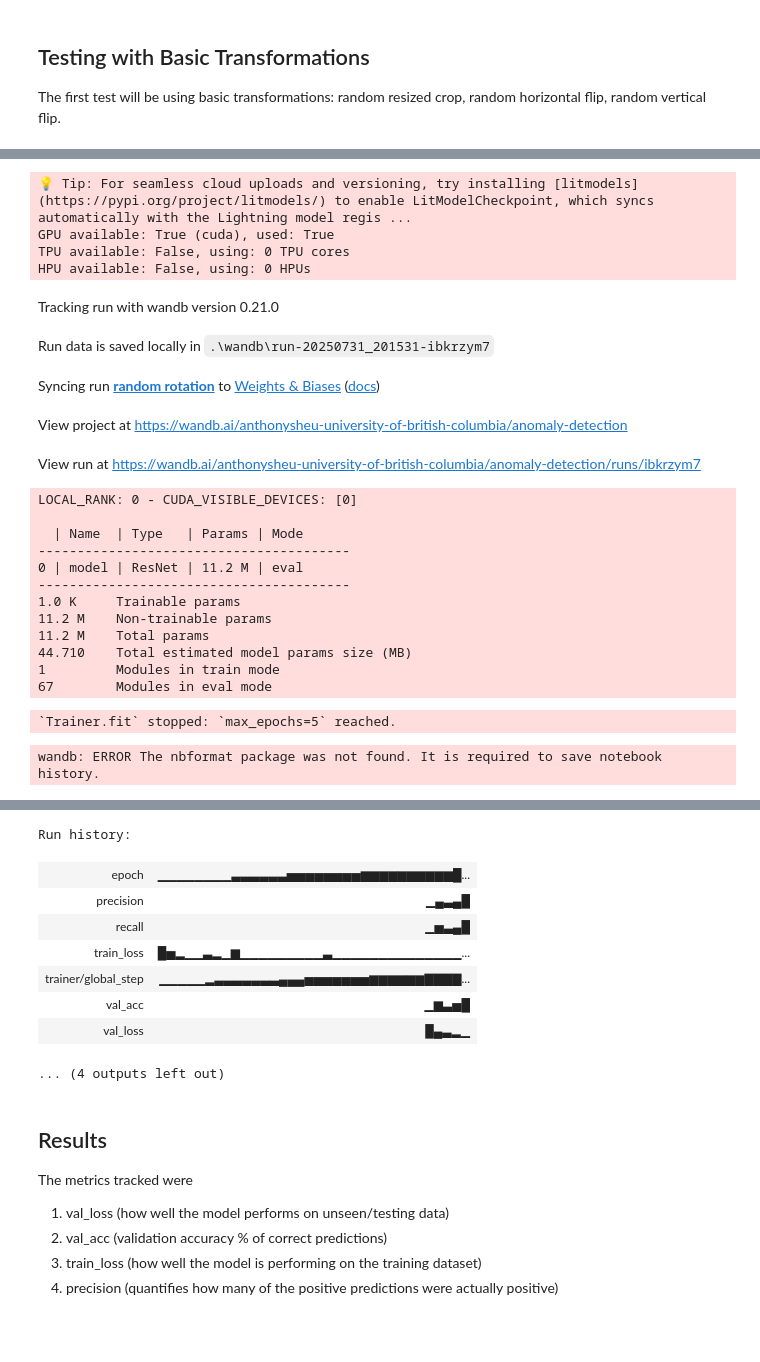
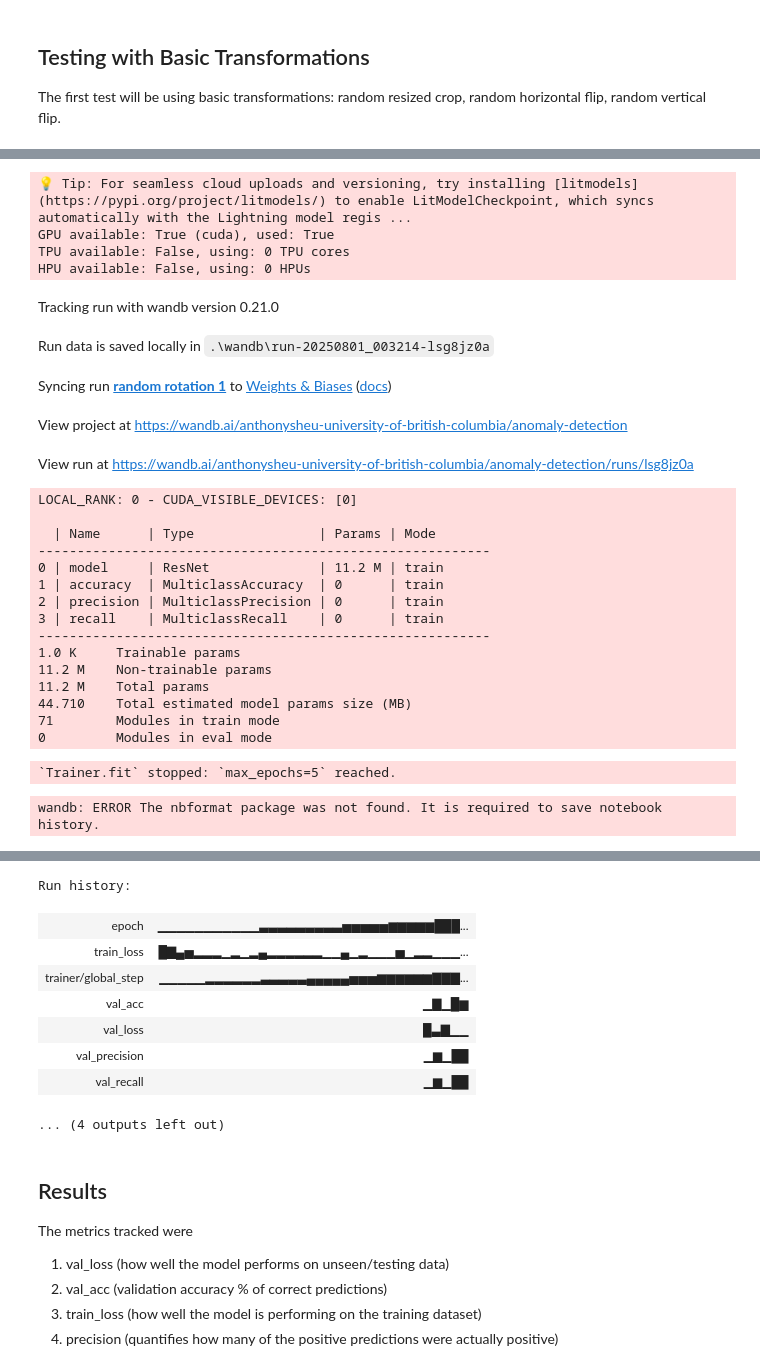
Before and after one commit to Anthony-Sheu/Concrete-Image-Classification, a Jupyter notebook: main.ipynb, the cells around one changed output, grey strips where cells are left out. Drawn from its saved outputs; the diff is of its cells as text; code cells hidden in the pictures; blank space fills up the shorter version.

```diff
--- a/main.ipynb
+++ b/main.ipynb
@@ -176,7 +176,7 @@ import torch
 import torchvision.models
 import torch.nn.functional as F
 import pytorch_lightning as pl
-from sklearn.metrics import precision_score, recall_score
+from torchmetrics import Accuracy, Precision, Recall
 
 class NeuralNet(pl.LightningModule):
     def __init__(self):
@@ -187,7 +187,11 @@ class NeuralNet(pl.LightningModule):
         for param in self.model.parameters():
             param.requires_grad = False
 
-        self.model.eval()
+        self.model.layer1.eval()
+        self.model.layer2.eval()
+        self.model.layer3.eval()
+        self.model.layer4.eval()
+        self.model.bn1.eval()
 
         num_ftrs = self.model.fc.in_features
         self.model.fc = torch.nn.Linear(num_ftrs, 2)
@@ -195,6 +199,11 @@ class NeuralNet(pl.LightningModule):
         # unfreeze final classification layer
         for param in self.model.fc.parameters():
             param.requires_grad = True
+
+        # metrics
+        self.accuracy = Accuracy(task="multiclass", num_classes=2)
+        self.precision = Precision(task="multiclass", num_classes=2, average="macro")
+        self.recall = Recall(task="multiclass", num_classes=2, average="macro")
 
     def forward(self, x):
         return self.model(x)
@@ -206,20 +215,16 @@ class NeuralNet(pl.LightningModule):
         self.log("train_loss", loss)
         return loss
 
-    def validation_step(self,batch,batch_idx):
+    def validation_step(self, batch, batch_idx):
         x, y = batch
         logits = self(x)
         loss = F.cross_entropy(logits, y)
-        acc = (logits.argmax(dim = 1) == y).float().mean()
-        y_hat = self(x)
-        preds = torch.argmax(y_hat, dim = 1)
-        precision = precision_score(y.cpu(), preds.cpu(), average = 'macro', zero_division = 0)
-        recall = recall_score(y.cpu(), preds.cpu(), average = 'macro', zero_division = 0)
+        preds = torch.argmax(logits, dim=1)
+
         self.log("val_loss", loss)
-        self.log("val_acc", acc)
-        self.log("precision", precision)
-        self.log("recall", recall)
-        return {"val_loss": loss, "val_acc": acc, "val_precision": precision, "val_recall": recall}
+        self.log("val_acc", self.accuracy(preds, y))
+        self.log("val_precision", self.precision(preds, y))
+        self.log("val_recall", self.recall(preds, y))
 
     def configure_optimizers(self):
         return torch.optim.Adam(self.parameters(), lr = 1e-3)
@@ -240,7 +245,12 @@ class Data(pl.LightningDataModule):
 
     def setup(self, stage=None):
         self.train_data = ImageFolder(os.path.join(self.data_dir, 'train'), transform = self.transform)
-        self.val_data = ImageFolder(os.path.join(self.data_dir, 'val'), transform = self.transform)
+        valt = tf.Compose([
+            tf.Resize((224, 224)),
+            tf.ToTensor(),
+            tf.Normalize(mean=[0.485, 0.456, 0.406], std=[0.229, 0.224, 0.225])
+        ])
+        self.val_data = ImageFolder(os.path.join(self.data_dir, 'val'), transform = valt)
 
     def train_dataloader(self):
         return DataLoader(self.train_data, batch_size = self.batch_size, num_workers = 6, pin_memory = True, shuffle = True, persistent_workers = True)
@@ -406,51 +417,54 @@ Run history:
 ... (4 outputs left out)
 # %%
 transform = tf.Compose([
-    tf.RandomRotation(degrees = (-30, 30), expand = False, fill = (128, 128, 128)),
+    tf.RandomRotation(degrees = (-89, 89), expand = False, fill = (128, 128, 128)),
     tf.CenterCrop(224),
     tf.RandomHorizontalFlip(),
     tf.RandomVerticalFlip(),
     tf.ToTensor(),
     tf.Normalize(mean=[0.485, 0.456, 0.406], std=[0.229, 0.224, 0.225]),
 ])
 
 model = NeuralNet()
 data_module = Data()
-wandb_logger = WandbLogger(project = "anomaly-detection", name = "random rotation")
+wandb_logger = WandbLogger(project = "anomaly-detection", name = "random rotation 1")
 trainer = pl.Trainer(max_epochs = 5, logger = wandb_logger, devices = 1, accelerator = "gpu")
 trainer.fit(model, data_module)
 wandb.finish()
 # %% [output]
 💡 Tip: For seamless cloud uploads and versioning, try installing [litmodels](https://pypi.org/project/litmodels/) to enable LitModelCheckpoint, which syncs automatically with the Lightning model regis ...
 GPU available: True (cuda), used: True
 TPU available: False, using: 0 TPU cores
 HPU available: False, using: 0 HPUs
 Tracking run with wandb version 0.21.0
-Run data is saved locally in .\wandb\run-20250731_201531-ibkrzym7
+Run data is saved locally in .\wandb\run-20250801_003214-lsg8jz0a
-Syncing run random rotation to Weights & Biases (docs)
+Syncing run random rotation 1 to Weights & Biases (docs)
 View project at https://wandb.ai/anthonysheu-university-of-british-columbia/anomaly-detection
-View run at https://wandb.ai/anthonysheu-university-of-british-columbia/anomaly-detection/runs/ibkrzym7
+View run at https://wandb.ai/anthonysheu-university-of-british-columbia/anomaly-detection/runs/lsg8jz0a
 LOCAL_RANK: 0 - CUDA_VISIBLE_DEVICES: [0]
 
-  | Name  | Type   | Params | Mode
-----------------------------------------
-0 | model | ResNet | 11.2 M | eval
-----------------------------------------
+  | Name      | Type                | Params | Mode
+----------------------------------------------------------
+0 | model     | ResNet              | 11.2 M | train
+1 | accuracy  | MulticlassAccuracy  | 0      | train
+2 | precision | MulticlassPrecision | 0      | train
+3 | recall    | MulticlassRecall    | 0      | train
+----------------------------------------------------------
 1.0 K     Trainable params
 11.2 M    Non-trainable params
 11.2 M    Total params
 44.710    Total estimated model params size (MB)
-1         Modules in train mode
-67        Modules in eval mode
+71        Modules in train mode
+0         Modules in eval mode
 `Trainer.fit` stopped: `max_epochs=5` reached.
 wandb: ERROR The nbformat package was not found. It is required to save notebook history.
 [interactive output not drawn]
 Run history:
-| epoch | ▁▁▁▁▁▁▁▁▃▃▃▃▃▃▅▅▅▅▅▅▅▅▆▆▆▆▆▆▆▆▆▆█... |
-| precision | ▁▄▃▄█ |
-| recall | ▁▅▃▄█ |
-| train_loss | █▅▂▁▁▃▂▁▆▁▁▁▁▁▁▁▁▁▃▁▁▁▁▁▁▁▁▁▁▁▁▁▁... |
-| trainer/global_step | ▁▁▁▁▁▂▃▃▃▃▃▃▃▄▄▄▅▅▅▅▅▅▅▆▆▆▆▆▆▇▇▇▇... |
-| val_acc | ▁▆▃▅█ |
-| val_loss | █▄▃▂▁ |
+| epoch | ▁▁▁▁▁▁▁▁▁▁▁▃▃▃▃▃▃▃▃▃▅▅▅▅▅▆▆▆▆▆███... |
+| train_loss | █▇▄▅▂▂▂▁▂▁▂▄▂▂▂▂▂▂▁▁▄▁▂▁▁▁▅▁▂▂▁▁▁... |
+| trainer/global_step | ▁▁▁▁▁▂▂▂▂▂▂▃▃▃▃▃▄▄▄▄▄▅▅▅▆▆▆▆▆▆▇▇▇... |
+| val_acc | ▁▇▁█▆ |
+| val_loss | █▃▇▁▁ |
+| val_precision | ▁▆▁██ |
+| val_recall | ▁▆▁██ |
 ... (4 outputs left out)
```
Also changed, not shown: parts of 7 cells of this notebook.
